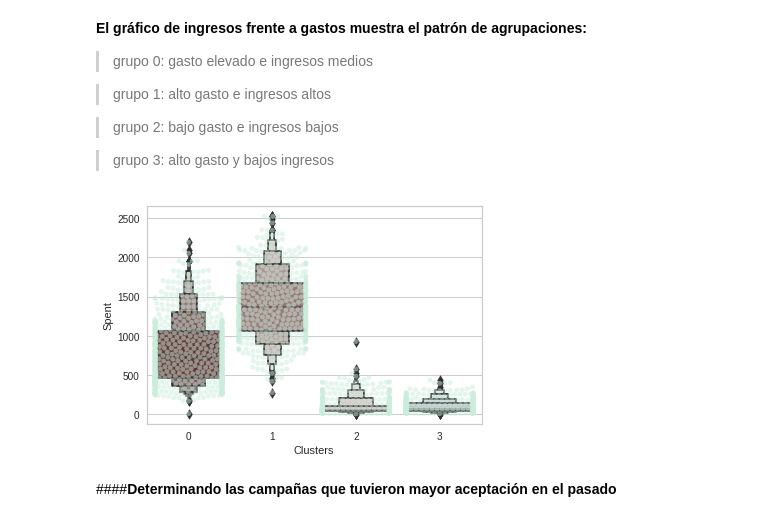
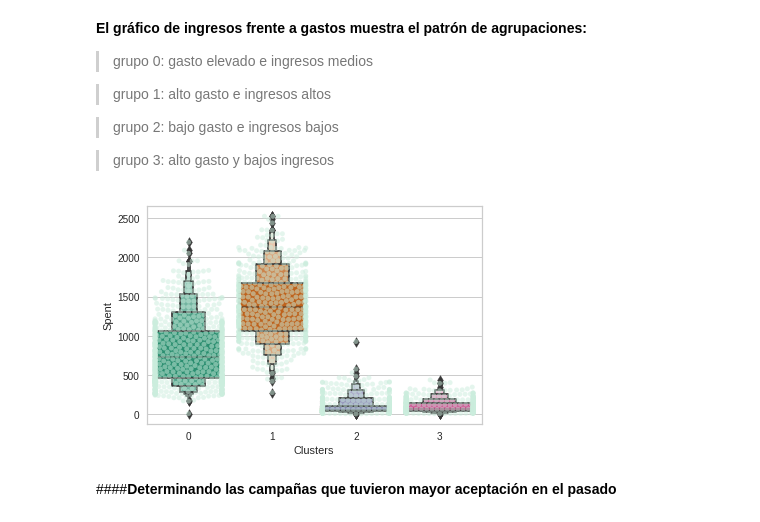
Before and after one commit to wilmailys/-Customer-Personality-Analysis, a Jupyter notebook: Análisis_de_la_Personalidad_del_Cliente.ipynb, the cells around one changed output. Cells and saved outputs as stored; diff of their text form; code cells hidden in the pictures.

```diff
--- a/Análisis_de_la_Personalidad_del_Cliente.ipynb
+++ b/Análisis_de_la_Personalidad_del_Cliente.ipynb
@@ -329,7 +329,7 @@ scaled_ds.head() #Marco de datos que se utilizará para el modelado adicional
 #Aumentando la interpretabilidad pero al mismo tiempo minimizando la pérdida de información.
 pca = PCA(n_components=3)
 pca.fit(scaled_ds)
-PCA_ds = pd.DataFrame(pca.transform(scaled_ds), columns=(["col1","col2","col3"]))
+PCA_ds = pd.DataFrame(pca.transform(scaled_ds), columns=(['Education','Income', 'Kidhome']))
 PCA_ds.describe().T
 # %% [output]
 |  | count | mean | std | min | 25% | 50% | 75% | max |
@@ -426,9 +461,9 @@ plt.show()
 # %%
 #Distribución detallada de los clústeres según los distintos productos de los datos.
 
 plt.figure()
 pl=sns.swarmplot(x=df["Clusters"], y=df["Spent"], color= "#CBEDDD", alpha=0.5 )
-pl=sns.boxenplot(x=df["Clusters"], y=df["Spent"], palette=pal)
+pl=sns.boxenplot(x=df["Clusters"], y=df["Spent"], palette='Dark2')
 plt.show()
 # %% [output]
-[figure, old version]
+[figure, new version]
```
Also changed, not shown: parts of 16 cells of this notebook.
